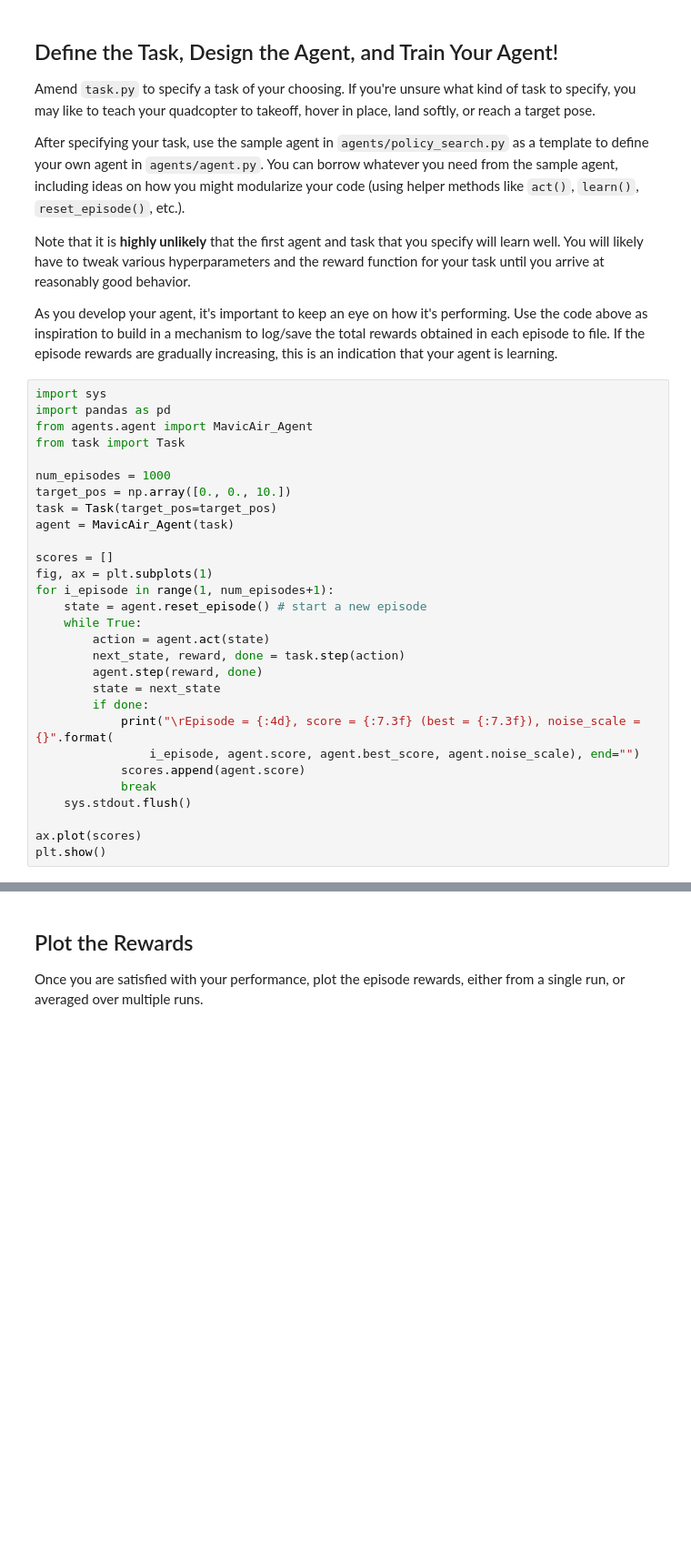
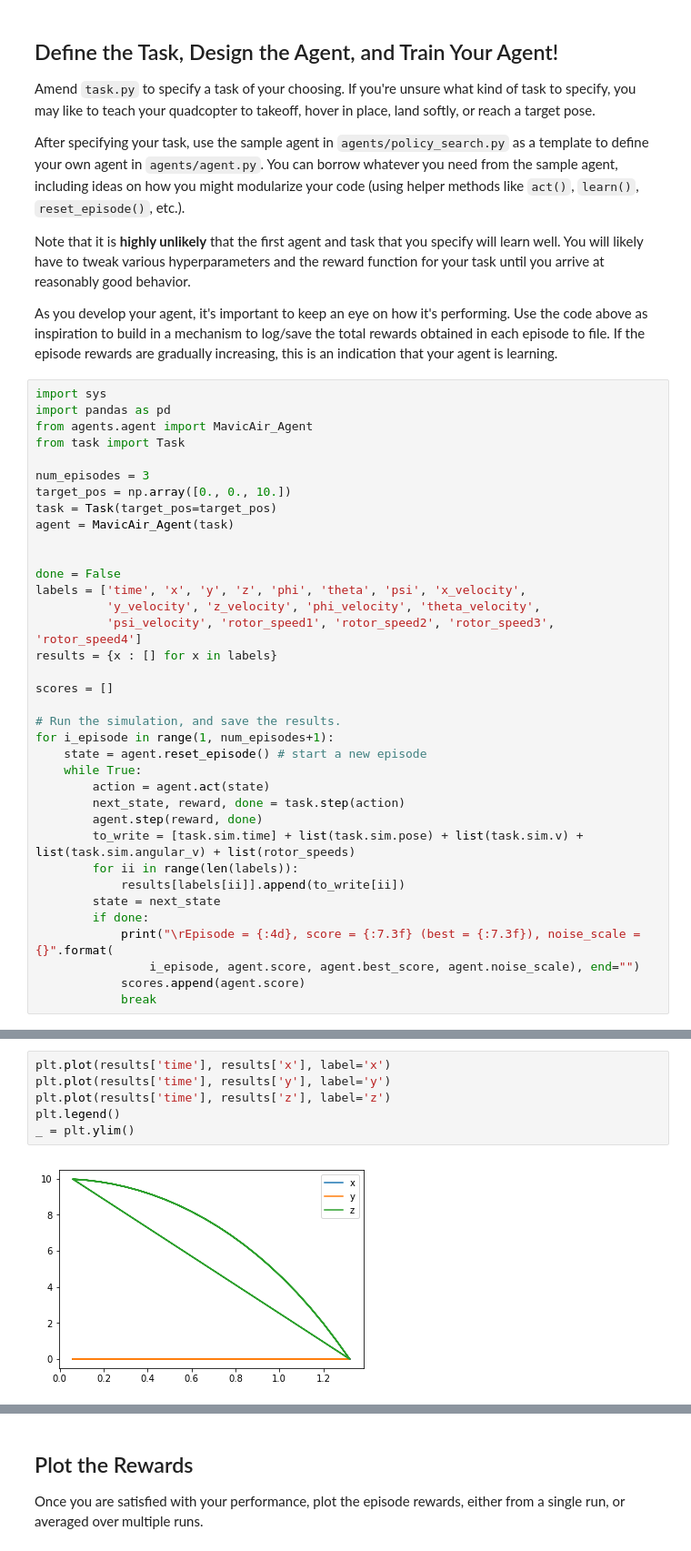
Before and after one commit to huli/mlnd, a Jupyter notebook: rl-quadcopter/Quadcopter_Project.ipynb, the cells around one changed output, grey strips where cells are left out. Shown at 91% size. Drawn from its saved outputs; the diff is of its cells as text; blank space fills up the shorter version.

```diff
--- a/rl-quadcopter/Quadcopter_Project.ipynb
+++ b/rl-quadcopter/Quadcopter_Project.ipynb
@@ -220,27 +220,34 @@ import pandas as pd
 from agents.agent import MavicAir_Agent
 from task import Task
 
-num_episodes = 1000
+num_episodes = 3
 target_pos = np.array([0., 0., 10.])
 task = Task(target_pos=target_pos)
 agent = MavicAir_Agent(task)
 
+
+done = False
+labels = ['time', 'x', 'y', 'z', 'phi', 'theta', 'psi', 'x_velocity',
+          'y_velocity', 'z_velocity', 'phi_velocity', 'theta_velocity',
+          'psi_velocity', 'rotor_speed1', 'rotor_speed2', 'rotor_speed3', 'rotor_speed4']
+results = {x : [] for x in labels}
+
 scores = []
-fig, ax = plt.subplots(1)
+
+# Run the simulation, and save the results.
 for i_episode in range(1, num_episodes+1):
     state = agent.reset_episode() # start a new episode
     while True:
         action = agent.act(state)
         next_state, reward, done = task.step(action)
         agent.step(reward, done)
+        to_write = [task.sim.time] + list(task.sim.pose) + list(task.sim.v) + list(task.sim.angular_v) + list(rotor_speeds)
+        for ii in range(len(labels)):
+            results[labels[ii]].append(to_write[ii])
         state = next_state
         if done:
             print("\rEpisode = {:4d}, score = {:7.3f} (best = {:7.3f}), noise_scale = {}".format(
                 i_episode, agent.score, agent.best_score, agent.noise_scale), end="")
             scores.append(agent.score)
             break
-    sys.stdout.flush()
-
-ax.plot(scores)
-plt.show()
 # %% [output]
@@ -248,0 +261,8 @@ Episode = 1000, score =  -0.137 (best =  -0.076), noise_scale = 3.25
+# %%
+plt.plot(results['time'], results['x'], label='x')
+plt.plot(results['time'], results['y'], label='y')
+plt.plot(results['time'], results['z'], label='z')
+plt.legend()
+_ = plt.ylim()
+# %% [output]
+[figure, added]
```
Also changed, not shown: parts of 3 cells of this notebook, 7 other files.
